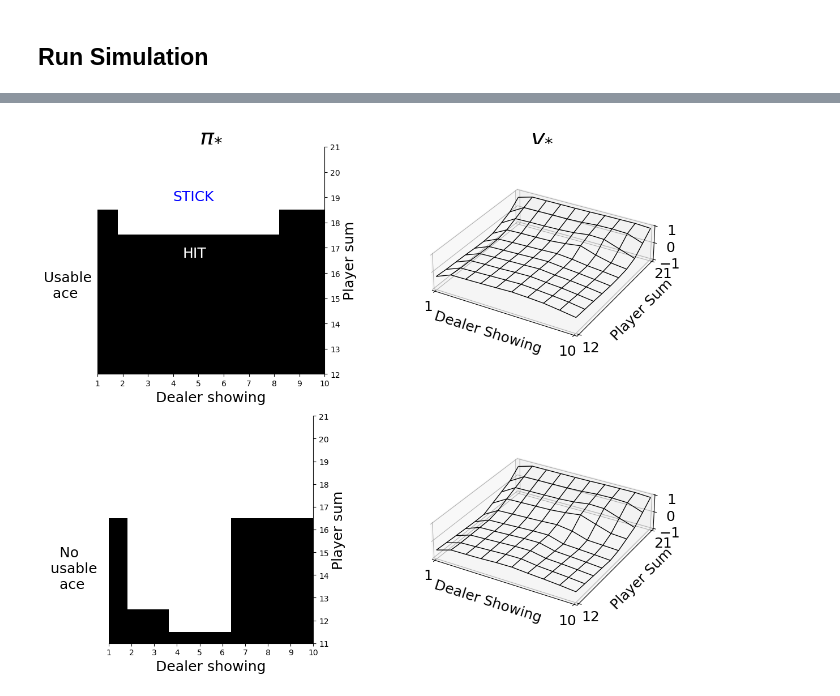
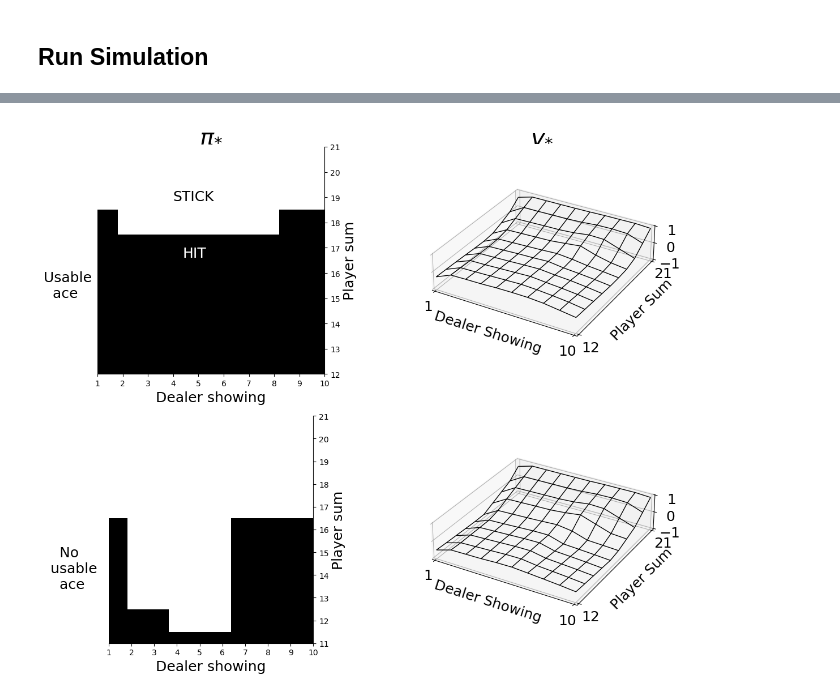
Before and after one commit to GACanova/reinforcement-learning, a Jupyter notebook: blackjack_mc_exploring_starts/blackjack_exploring_starts.ipynb, the cells around one changed output, grey strips where cells are left out. Saved outputs shown, nothing was run; the diff lists cells and outputs as text; code cells hidden in the pictures.

```diff
--- a/blackjack_mc_exploring_starts/blackjack_exploring_starts.ipynb
+++ b/blackjack_mc_exploring_starts/blackjack_exploring_starts.ipynb
@@ -21,7 +24,7 @@ fig = plt.figure(figsize=(12, 10))
 
 fig.text(0.01, 0.7, 'Usable \n  ace', va='center', rotation='horizontal', fontsize=18)
 fig.text(0.02, 0.2, '  No\nusable \n  ace', va='center', rotation='horizontal', fontsize=18)
-fig.text(0.2, 0.85, 'STICK', c="b", rotation='horizontal', fontsize=18)
+fig.text(0.2, 0.85, 'STICK', c="k", rotation='horizontal', fontsize=18)
 fig.text(0.215, 0.75, 'HIT', c="w", rotation='horizontal', fontsize=18)
 
 for i, usable_ace in enumerate([1, 0]):
@@ -40,31 +43,31 @@ for i, usable_ace in enumerate([1, 0]):
 
     if not i:
         ax1.set_title("$\pi_{*}$", fontsize=30)
 
     ax1.imshow(policy[:, :, usable_ace], cmap='gray', origin='lower', extent=(0, 10, -0.5, 21.5))
 
     ax2 = fig.add_subplot(2, 2, i * 2 + 2, projection='3d')
 
     X = np.arange(12, 22, 1)
     Y = np.arange(1, 11, 1)
     X, Y = np.meshgrid(X, Y)
     Z = state_value_function[X, Y, usable_ace]
     ax2.plot_wireframe(Y, X, Z, color='black', linewidth=1)
     ax2.set_xlabel('Dealer Showing', fontsize=18)
     ax2.set_ylabel('Player Sum', fontsize=18)
     ax2.set_xlim([1, 10])
     ax2.set_xticks([1, 10])
     ax2.set_ylim([12, 21])
     ax2.set_yticks([12, 21])
     ax2.set_zlim(-1, 1)
     ax2.set_zticks([-1, 0, 1])
     ax2.tick_params(axis='both', which='major', labelsize=18)
     ax2.set_box_aspect([1, 1 , 0.25])
 
     if not i:
         ax2.set_title("$v_{*}$", fontsize=30)
 
 plt.tight_layout()
 plt.show()
 # %% [output]
-[figure, old version]
+[figure, new version]
```
Also changed, not shown: parts of 1 cell of this notebook, 1 other file.
